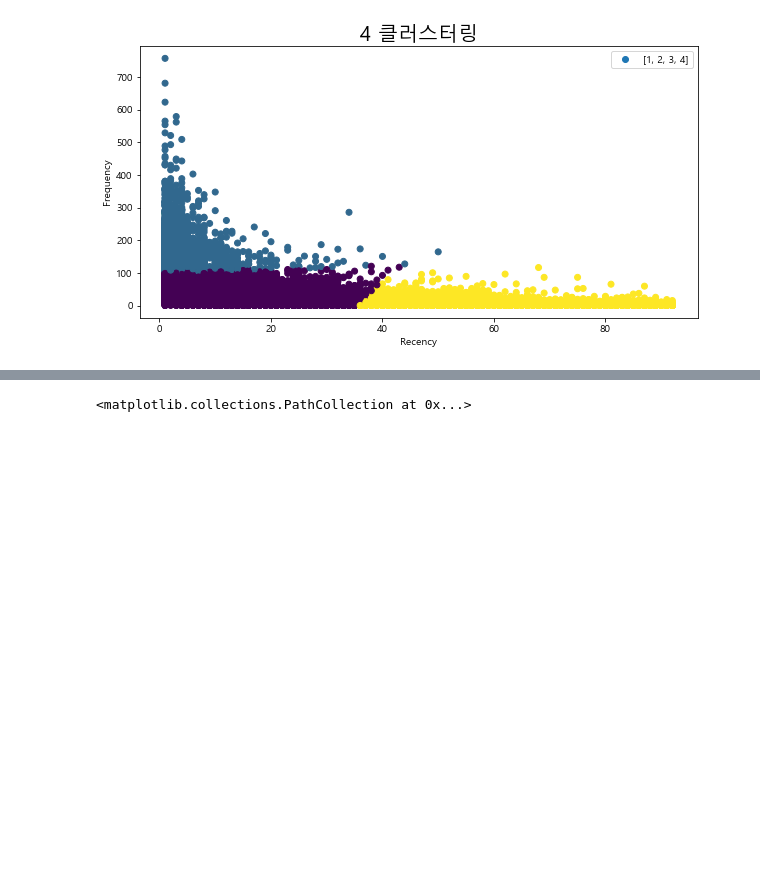
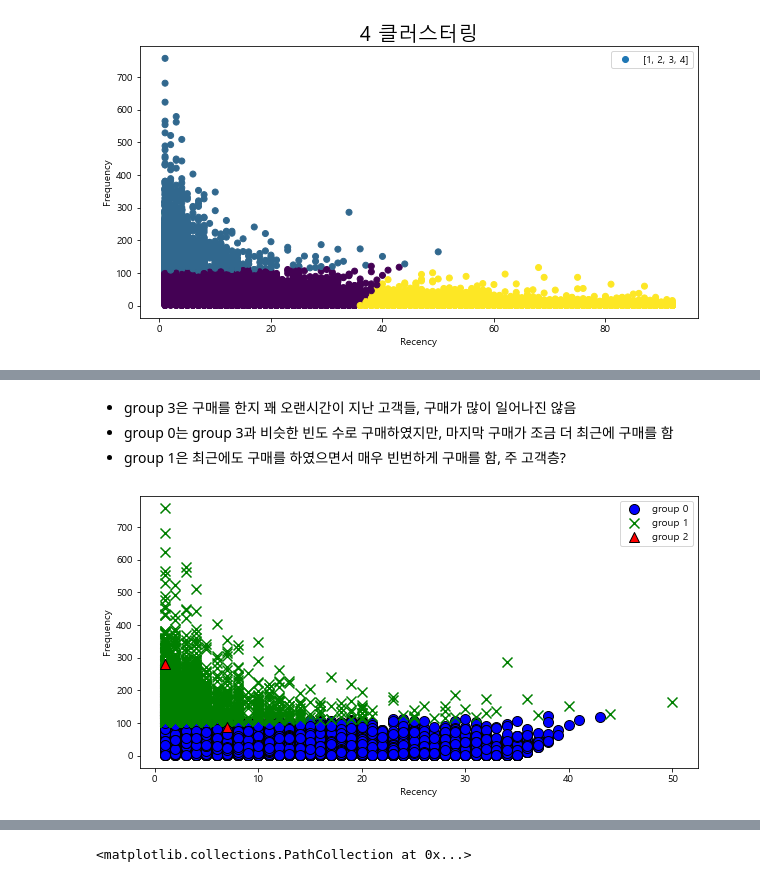
Before and after one commit to Gyeol0/Personalized-Content-Recommendation, a Jupyter notebook: clustering.ipynb, the cells around one changed output, grey strips where cells are left out. Saved outputs shown, nothing was run; the diff lists cells and outputs as text; code cells hidden in the pictures; blank space fills up the shorter version.

```diff
--- a/clustering.ipynb
+++ b/clustering.ipynb
@@ -588,0 +602,19 @@ plt.show()
+# %% [markdown]
+* group 3은 구매를 한지 꽤 오랜시간이 지난 고객들, 구매가 많이 일어나진 않음
+* group 0는 group 3과 비슷한 빈도 수로 구매하였지만, 마지막 구매가 조금 더 최근에 구매를 함
+* group 1은 최근에도 구매를 하였으면서 매우 빈번하게 구매를 함, 주 고객층?
+# %%
+plt.figure(figsize=(10,5))
+labels = [0,1,2]
+colors = ['b', 'g', 'r']
+markers = ['o', 'x', '^']
+for i, label in enumerate(labels):
+    data = cust_df[cust_df['cluster_label'] == label]
+    plt.scatter(data = data, x = 'Recency', y= 'Frequency', marker=markers[i], color=colors[i], label=f'group {label}',s = 100,
+                 edgecolor='k',)
+plt.legend()
+plt.xlabel('Recency')
+plt.ylabel('Frequency')
+plt.show()
+# %% [output]
+[figure, added]
```
Also changed, not shown: parts of 14 cells of this notebook.
